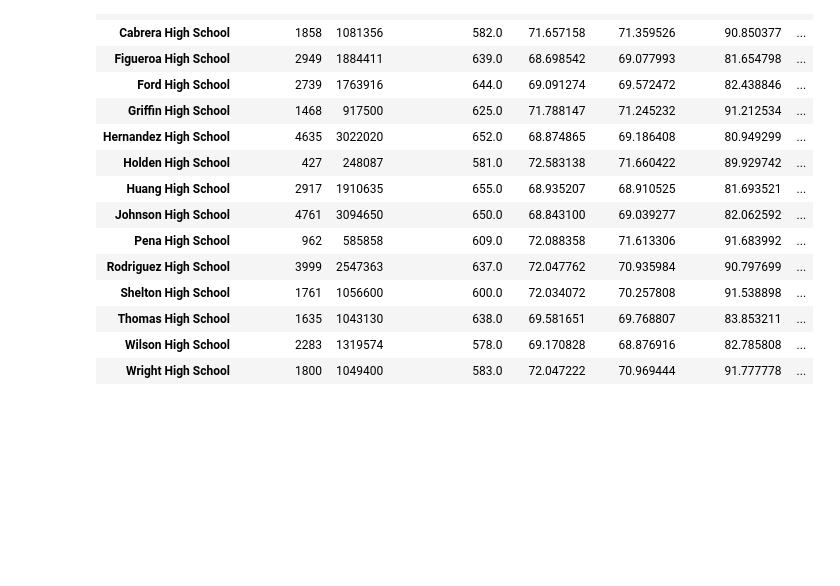
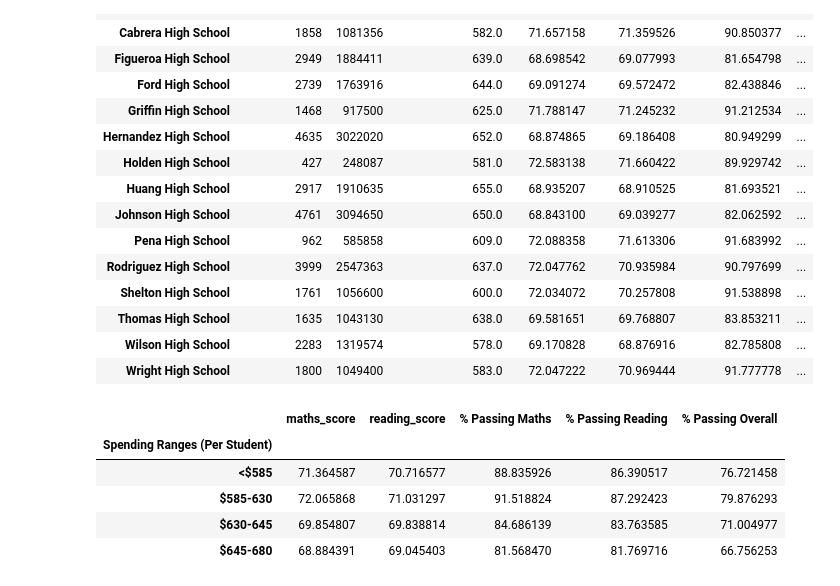
Before and after one commit to shanCH3n/pandas-challenge, a Jupyter notebook: PyCitySchools_MAIN.ipynb, the cells around one changed output. Cells and saved outputs as stored; diff of their text form; code cells hidden in the pictures; blank space fills up the shorter version.

Commit message:
Completed Scores by School

```diff
--- a/PyCitySchools_MAIN.ipynb
+++ b/PyCitySchools_MAIN.ipynb
@@ -1022,0 +1017,14 @@ overall_passing_spending = per_school_summary3.groupby(["Spending Ranges (Per St
+# %%
+spending_summary = school_spending[["maths_score",
+                                    "reading_score",
+                                    "% Passing Maths",
+                                    "% Passing Reading",
+                                    "% Passing Overall"]].mean()
+spending_summary
+# %% [output]
+|  | maths_score | reading_score | % Passing Maths | % Passing Reading | % Passing Overall |
+| Spending Ranges (Per Student) |  |  |  |  |  |
+| <$585 | 71.364587 | 70.716577 | 88.835926 | 86.390517 | 76.721458 |
+| $585-630 | 72.065868 | 71.031297 | 91.518824 | 87.292423 | 79.876293 |
+| $630-645 | 69.854807 | 69.838814 | 84.686139 | 83.763585 | 71.004977 |
+| $645-680 | 68.884391 | 69.045403 | 81.568470 | 81.769716 | 66.756253 |
```
Also changed, not shown: parts of 3 cells of this notebook.
